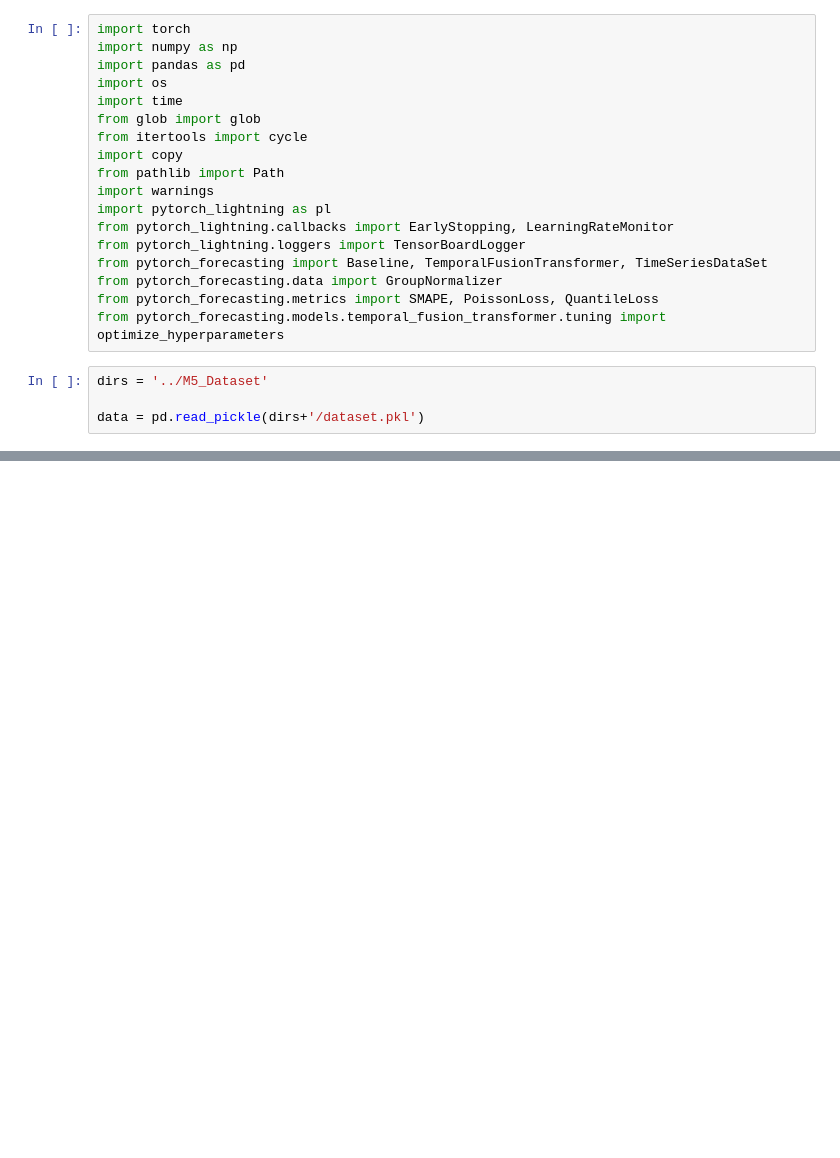
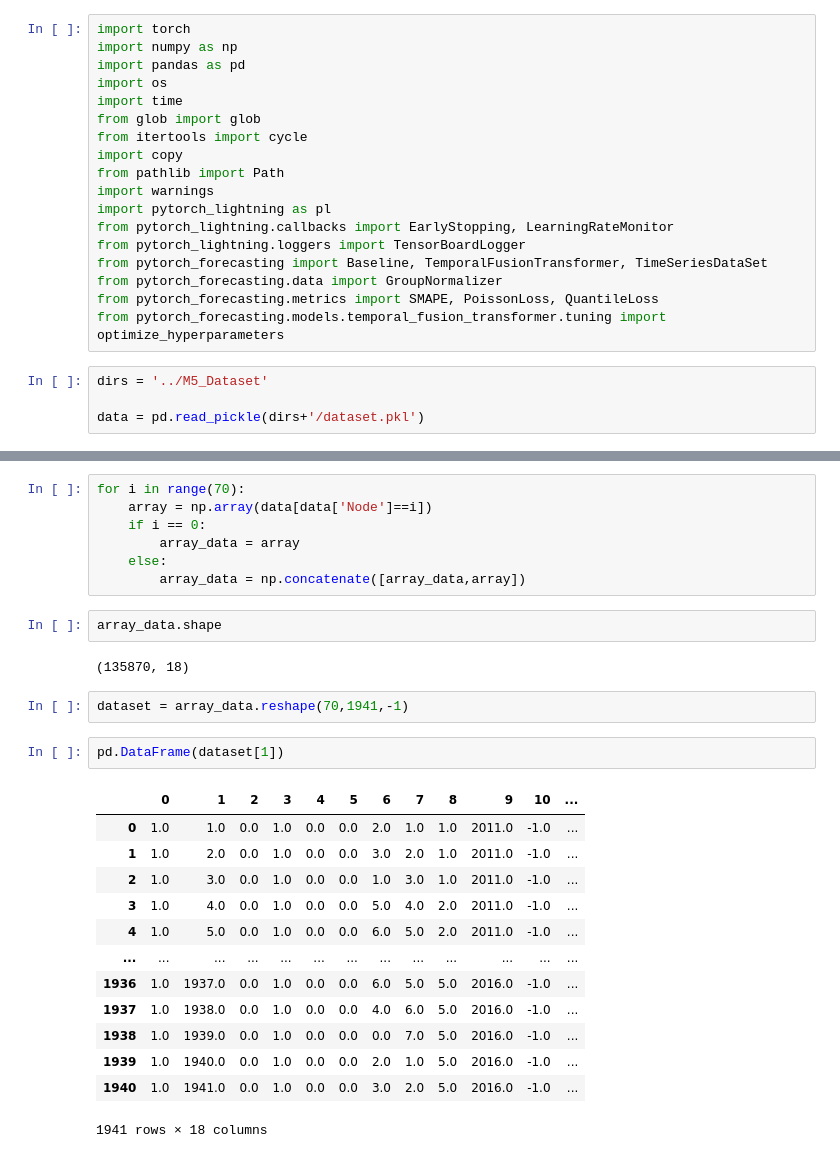
Before and after one commit to Kim-Ju-Hyeon/Temporal_Fusion_Transformer, a Jupyter notebook: Untitled.ipynb, the cells around one changed output, grey strips where cells are left out. Drawn from its saved outputs; the diff is of its cells as text; blank space fills up the shorter version.

```diff
--- a/Untitled.ipynb
+++ b/Untitled.ipynb
@@ -70,0 +91,29 @@ data[70:140]
+# %%
+for i in range(70):
+    array = np.array(data[data['Node']==i])
+    if i == 0:
+        array_data = array
+    else:
+        array_data = np.concatenate([array_data,array])
+# %%
+array_data.shape
+# %% [output]
+(135870, 18)
+# %%
+dataset = array_data.reshape(70,1941,-1)
+# %%
+pd.DataFrame(dataset[1])
+# %% [output]
+|  | 0 | 1 | 2 | 3 | 4 | 5 | 6 | 7 | 8 | 9 | 10 | ... |
+| 0 | 1.0 | 1.0 | 0.0 | 1.0 | 0.0 | 0.0 | 2.0 | 1.0 | 1.0 | 2011.0 | -1.0 | ... |
+| 1 | 1.0 | 2.0 | 0.0 | 1.0 | 0.0 | 0.0 | 3.0 | 2.0 | 1.0 | 2011.0 | -1.0 | ... |
+| 2 | 1.0 | 3.0 | 0.0 | 1.0 | 0.0 | 0.0 | 1.0 | 3.0 | 1.0 | 2011.0 | -1.0 | ... |
+| 3 | 1.0 | 4.0 | 0.0 | 1.0 | 0.0 | 0.0 | 5.0 | 4.0 | 2.0 | 2011.0 | -1.0 | ... |
+| 4 | 1.0 | 5.0 | 0.0 | 1.0 | 0.0 | 0.0 | 6.0 | 5.0 | 2.0 | 2011.0 | -1.0 | ... |
+| ... | ... | ... | ... | ... | ... | ... | ... | ... | ... | ... | ... | ... |
+| 1936 | 1.0 | 1937.0 | 0.0 | 1.0 | 0.0 | 0.0 | 6.0 | 5.0 | 5.0 | 2016.0 | -1.0 | ... |
+| 1937 | 1.0 | 1938.0 | 0.0 | 1.0 | 0.0 | 0.0 | 4.0 | 6.0 | 5.0 | 2016.0 | -1.0 | ... |
+| 1938 | 1.0 | 1939.0 | 0.0 | 1.0 | 0.0 | 0.0 | 0.0 | 7.0 | 5.0 | 2016.0 | -1.0 | ... |
+| 1939 | 1.0 | 1940.0 | 0.0 | 1.0 | 0.0 | 0.0 | 2.0 | 1.0 | 5.0 | 2016.0 | -1.0 | ... |
+| 1940 | 1.0 | 1941.0 | 0.0 | 1.0 | 0.0 | 0.0 | 3.0 | 2.0 | 5.0 | 2016.0 | -1.0 | ... |
+1941 rows × 18 columns
```
Also changed, not shown: parts of 6 cells of this notebook, 2 other files.
